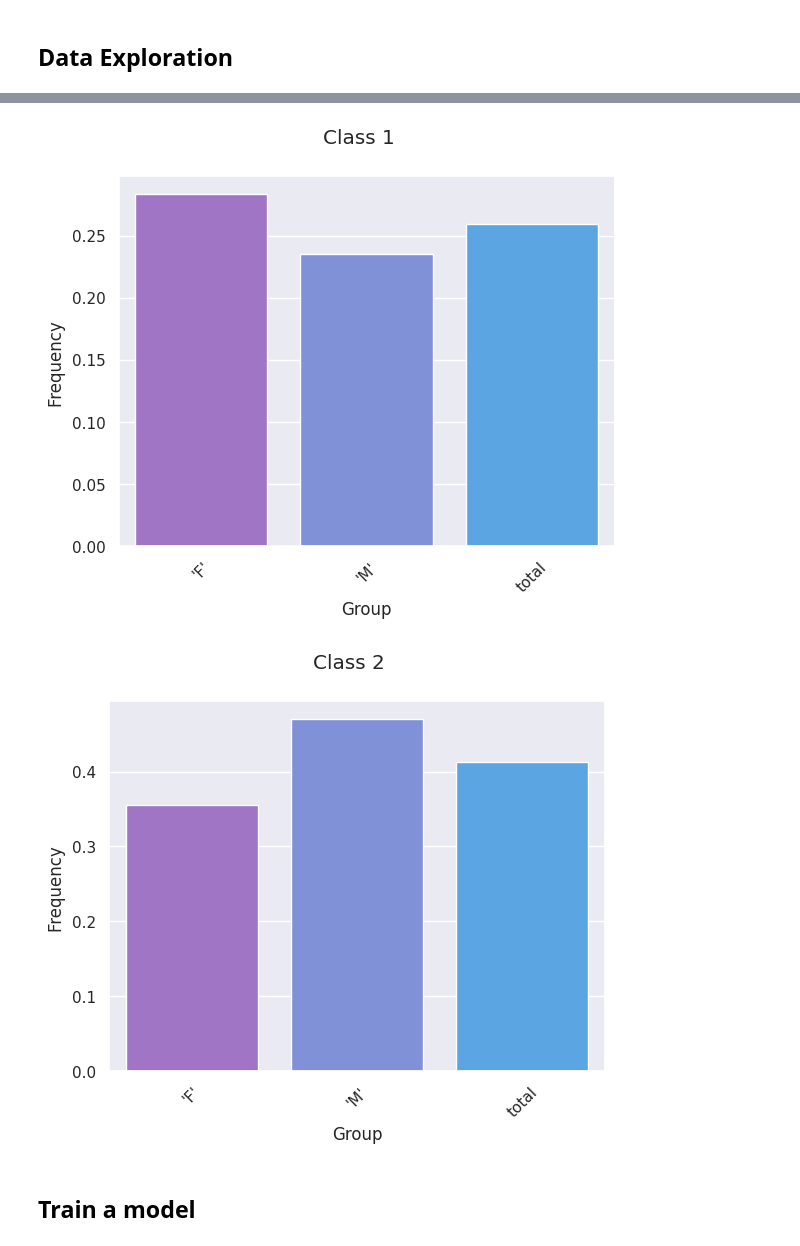
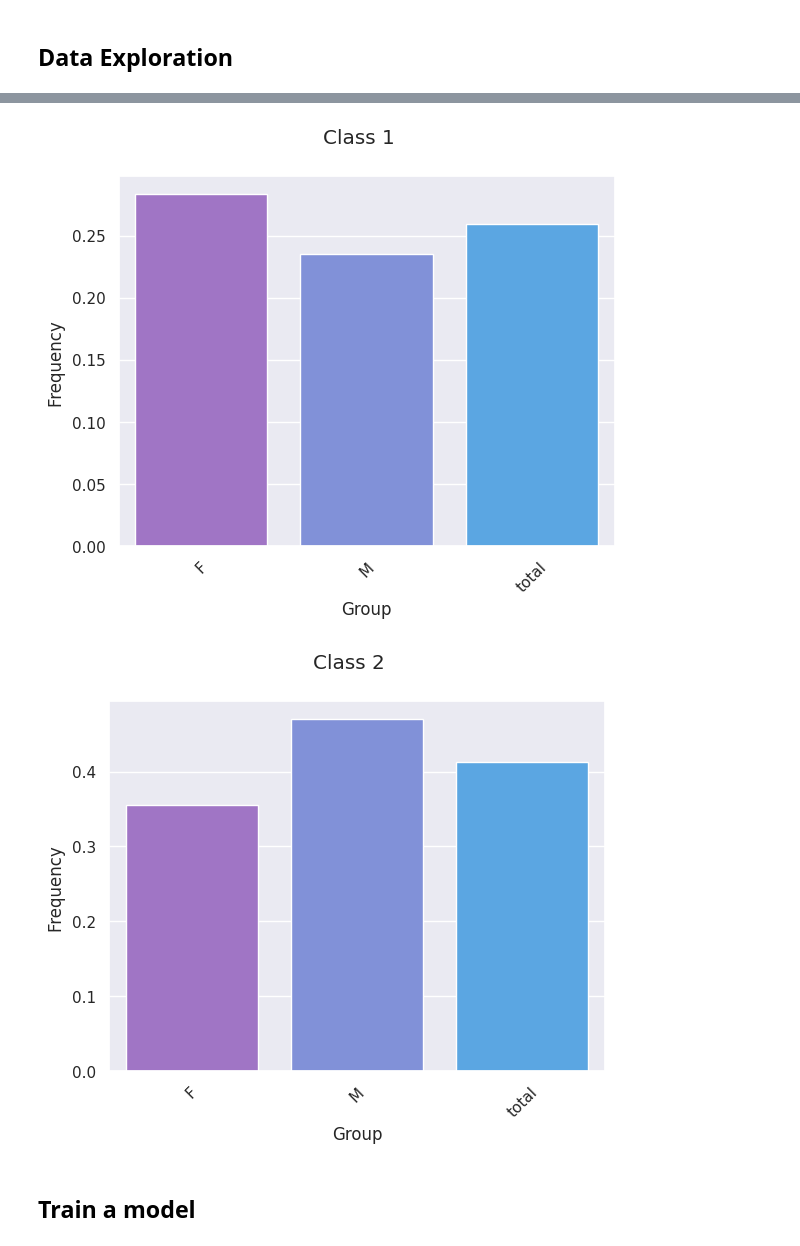
Before and after one commit to holistic-ai/holisticai, a Jupyter notebook: tutorials/bias/measuring_bias/measuring_bias_multiclass.ipynb, the cells around one changed output, grey strips where cells are left out. Drawn from its saved outputs; the diff is of its cells as text; code cells hidden in the pictures.

```diff
--- a/tutorials/bias/measuring_bias/measuring_bias_multiclass.ipynb
+++ b/tutorials/bias/measuring_bias/measuring_bias_multiclass.ipynb
@@ -26,6 +26,6 @@ The student dataset can be easily
 # %%
 from holisticai.datasets import load_dataset
 
-dataset = load_dataset('student_multiclass')
+dataset = load_dataset('student_multiclass', preprocessed=True)
 dataset
 # %% [output]
@@ -68,9 +67,9 @@ frequency_matrix_plot(dataset['p_attr'], dataset['y'], normalize='group', ax=axs
 # %%
-frequency_plot(dataset['p_attr'], dataset['y'])
+frequency_plot(dataset['p_attrs']['sex'], dataset['y'])
 # %% [output]
 [figure]
 [figure]
-[figure, old version]
+[figure, new version]
 # %% [markdown]
 ## **Train a model**
 # %%
```
Also changed, not shown: parts of 14 cells of this notebook, 15 other files.
